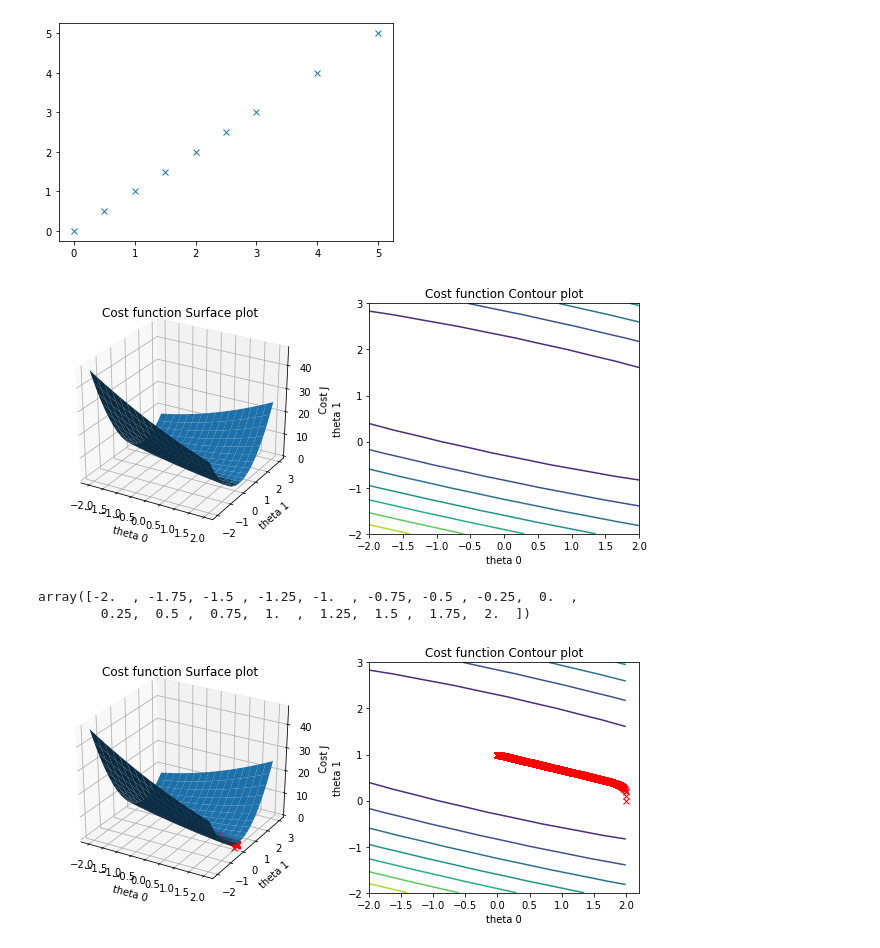
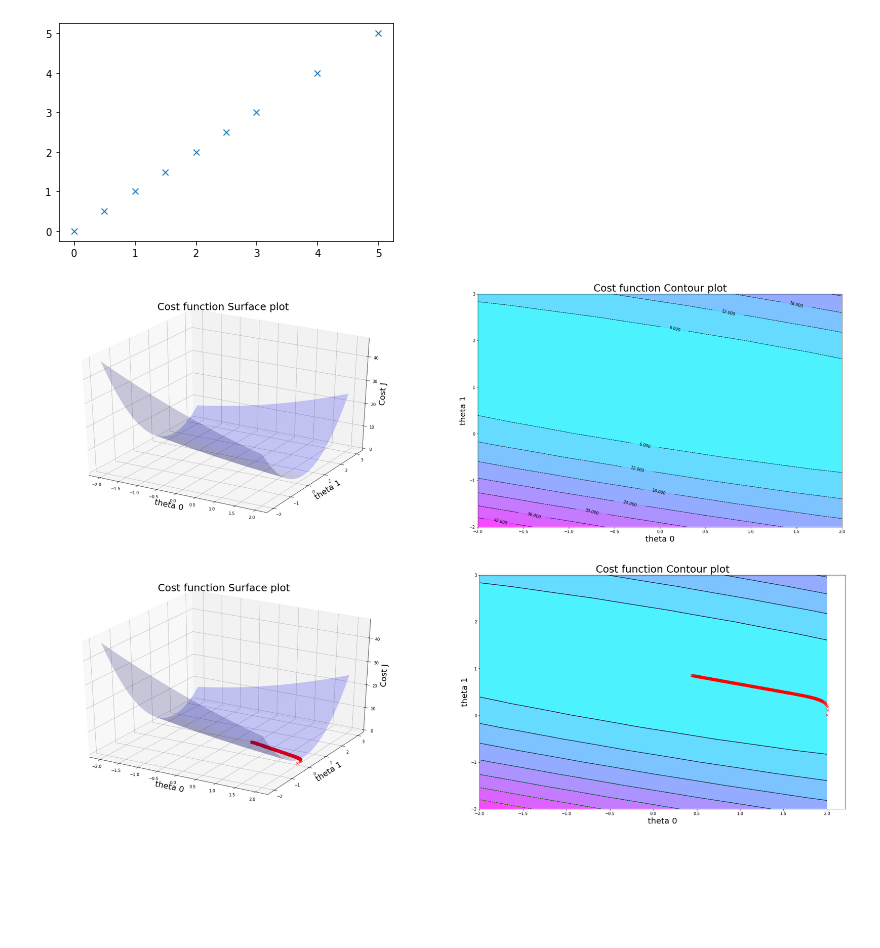
Before and after one commit to A2Zntu/ML_HW, a Jupyter notebook: Lab3/GradientDescent_Lab3.ipynb, the cells around one changed output. Drawn from its saved outputs; the diff is of its cells as text; code cells hidden in the pictures; blank space fills up the shorter version.

Commit message:
plot

```diff
--- a/Lab3/GradientDescent_Lab3.ipynb
+++ b/Lab3/GradientDescent_Lab3.ipynb
@@ -31,23 +31,25 @@ for i in range(0, len(theta0)):
 
 theta0_axis, theta1_axis = np.meshgrid(theta0, theta1)
 # %%
-fig2 = plt.figure(2)
+fig2 = plt.figure(2, figsize=(20, 10))
 ax = fig2.add_subplot(121, projection="3d")
-surf = ax.plot_surface(theta0_axis, theta1_axis, J)
-ax.set_xlabel('theta 0')
-ax.set_ylabel('theta 1')
-ax.set_zlabel('Cost J')
-ax.set_title('Cost function Surface plot')
+surf = ax.plot_surface(theta0_axis, theta1_axis, J, rstride=1, cstride=1, color='b', alpha=0.2)
+ax.set_xlabel('theta 0', size = 20)
+ax.set_ylabel('theta 1', size = 20)
+ax.set_zlabel('Cost J', size = 20)
+ax.set_title('Cost function Surface plot', size = 25)
 
 ax = fig2.add_subplot(122)
-contour = ax.contour(theta0_axis, theta1_axis, J)
-ax.set_xlabel('theta 0')
-ax.set_ylabel('theta 1')
-ax.set_title('Cost function Contour plot')
+cp = ax.contour(theta0_axis, theta1_axis, J, linewidths=1, colors='black', linestyles='dashed')
+plt.contourf(theta0_axis, theta1_axis, J, alpha = 0.75, cmap = plt.cm.cool)
+plt.clabel(cp, inline = True, fontsize = 10)
+ax.set_xlabel('theta 0', size = 20)
+ax.set_ylabel('theta 1', size = 20)
+ax.set_title('Cost function Contour plot', size = 25)
 
 fig2.subplots_adjust(bottom=0.1, right=1.5, top=0.9)
 # %% [output]
-[figure, old version]
+[figure, new version]
 # %%
 def gradientDescent(x, y, theta0, theta1, alpha, maxsteps, mode = 'regular'):
     # recording the path from the initail guess
@@ -82,29 +84,26 @@ def gradientDescent(x, y, theta0, theta1, alpha, maxsteps, mode = 'regular'):
     return theta0, theta1, theta0Hist, theta1Hist
 # %%
 theta_0, theta_1, theta0Hist, theta1Hist = gradientDescent(x, y, 2.0, 0.0, 0.01, 10000, mode = 'Adagrad')
-# %%
-theta0
-# %% [output]
-array([-2.  , -1.75, -1.5 , -1.25, -1.  , -0.75, -0.5 , -0.25,  0.  ,
-        0.25,  0.5 ,  0.75,  1.  ,  1.25,  1.5 ,  1.75,  2.  ])
 # %%
-fig3 = plt.figure(2)
+fig3 = plt.figure(2, figsize=(20, 10))
 ax = fig3.add_subplot(121, projection="3d")
-surf = ax.plot_surface(theta0_axis, theta1_axis, J)
+surf = ax.plot_surface(theta0_axis, theta1_axis, J, rstride=1, cstride=1, color='b', alpha=0.2)
 plt.plot(theta0Hist, theta1Hist, 'x', color = 'r')
-ax.set_xlabel('theta 0')
-ax.set_ylabel('theta 1')
-ax.set_zlabel('Cost J')
-ax.set_title('Cost function Surface plot')
+ax.set_xlabel('theta 0', size = 20)
+ax.set_ylabel('theta 1', size = 20)
+ax.set_zlabel('Cost J', size = 20)
+ax.set_title('Cost function Surface plot', size = 25)
 
 
 ax = fig3.add_subplot(122)
 contour = ax.contour(theta0_axis, theta1_axis, J)
+cp = ax.contour(theta0_axis, theta1_axis, J, linewidths=1, colors='black', linestyles='dashed')
+plt.contourf(theta0_axis, theta1_axis, J, alpha = 0.75, cmap = plt.cm.cool)
 plt.plot(theta0Hist, theta1Hist, 'x', color = 'r')
-ax.set_xlabel('theta 0')
-ax.set_ylabel('theta 1')
-ax.set_title('Cost function Contour plot')
+ax.set_xlabel('theta 0', size = 20)
+ax.set_ylabel('theta 1', size = 20)
+ax.set_title('Cost function Contour plot', size = 25)
 
 fig3.subplots_adjust(bottom=0.1, right=1.5, top=0.9)
 # %% [output]
-[figure, old version]
+[figure, new version]
```
